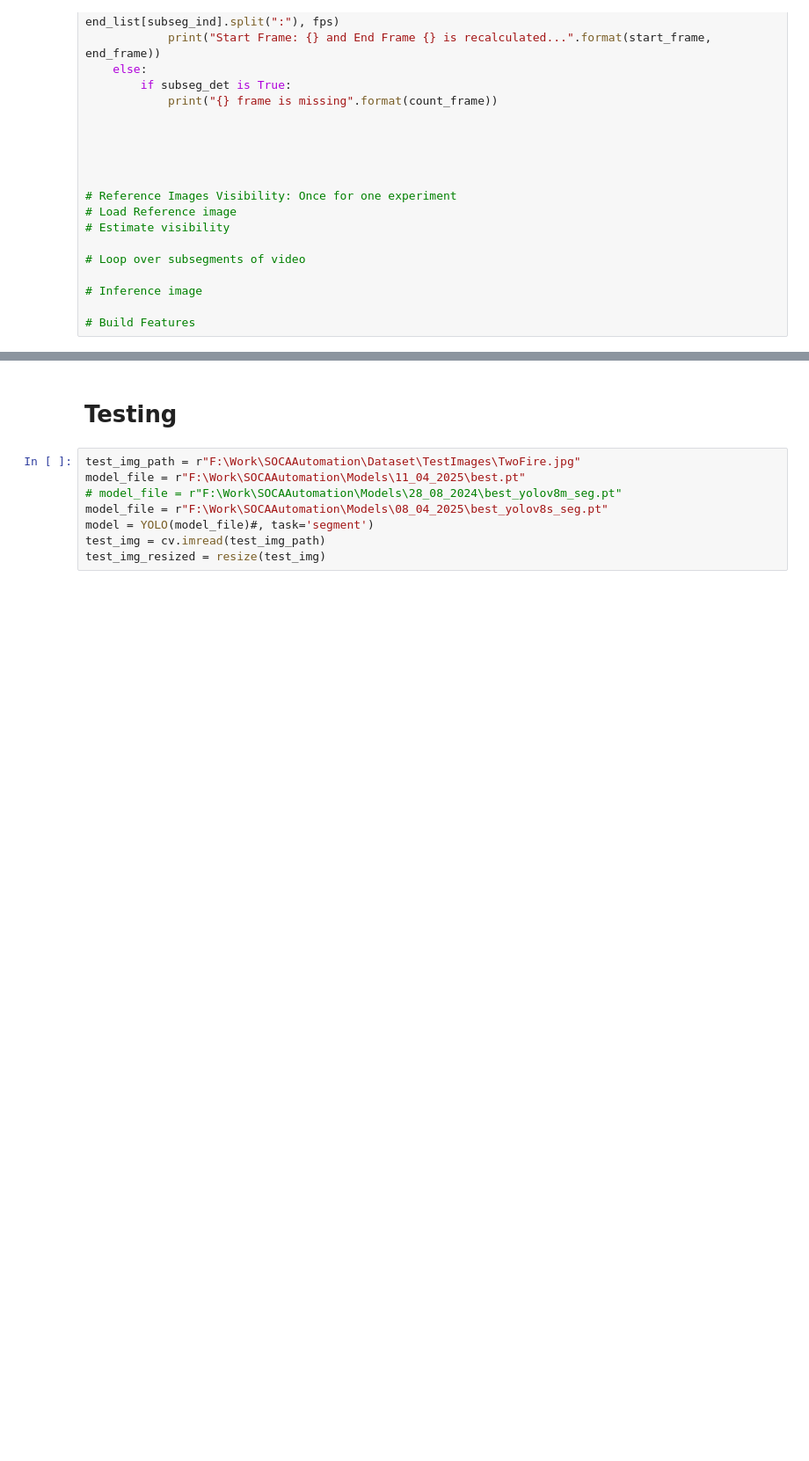
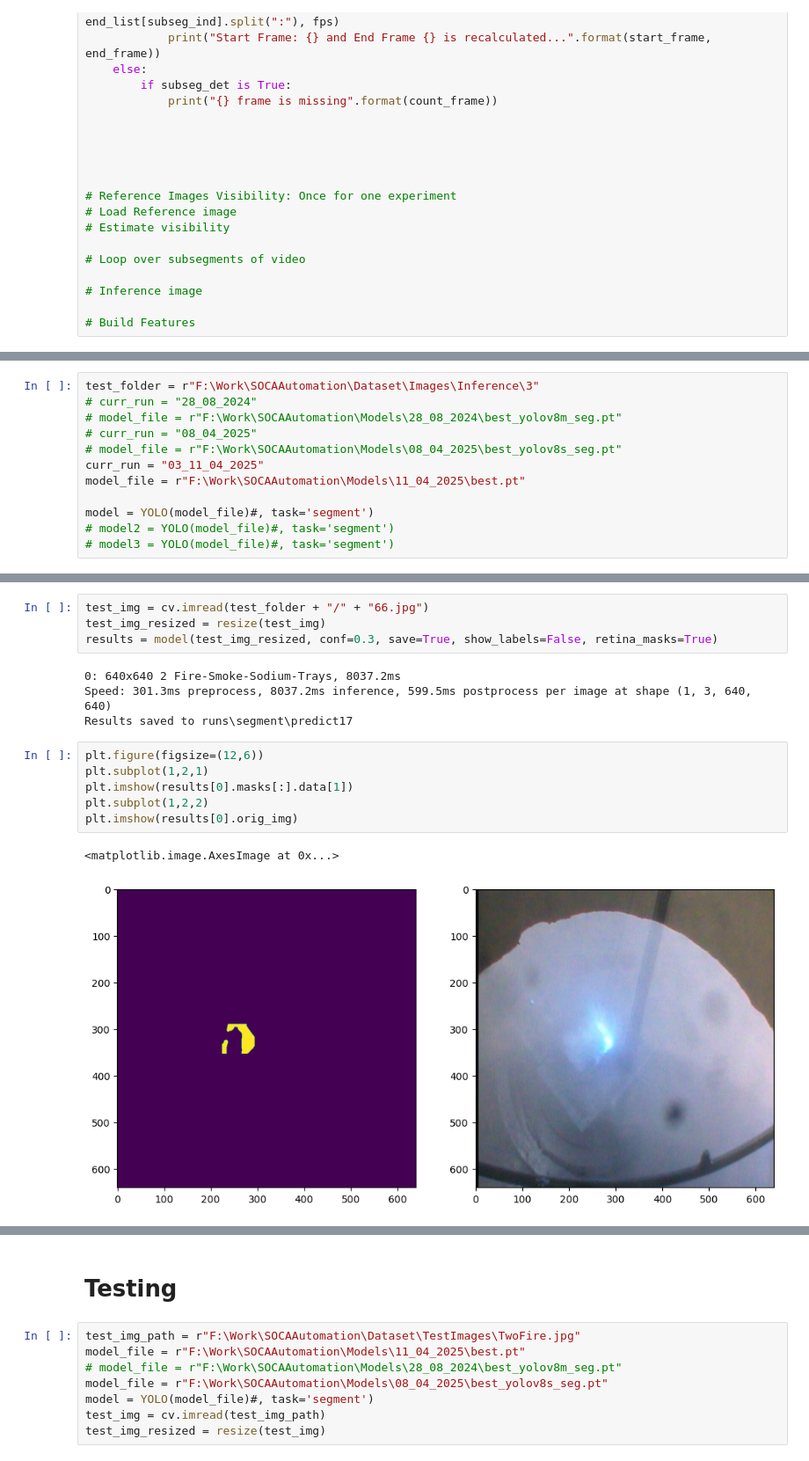
Before and after one commit to muthuganeshece/CVProjects, a Jupyter notebook: SodiumDisposal/Notebook/FeatureExtraction.ipynb, the cells around one changed output, grey strips where cells are left out. Shown: that part at 88% size. Saved outputs shown, nothing was run; the diff lists cells and outputs as text; blank space fills up the shorter version.

```diff
--- a/SodiumDisposal/Notebook/FeatureExtraction.ipynb
+++ b/SodiumDisposal/Notebook/FeatureExtraction.ipynb
@@ -209,0 +210,12 @@ while True:
+# %%
+test_folder = r"F:\Work\SOCAAutomation\Dataset\Images\Inference\3"
+# curr_run = "28_08_2024"
+# model_file = r"F:\Work\SOCAAutomation\Models\28_08_2024\best_yolov8m_seg.pt"
+# curr_run = "08_04_2025"
+# model_file = r"F:\Work\SOCAAutomation\Models\08_04_2025\best_yolov8s_seg.pt"
+curr_run = "03_11_04_2025"
+model_file = r"F:\Work\SOCAAutomation\Models\11_04_2025\best.pt"
+
+model = YOLO(model_file)#, task='segment')
+# model2 = YOLO(model_file)#, task='segment')
+# model3 = YOLO(model_file)#, task='segment')
@@ -209,0 +268,17 @@ while True:
+# %%
+test_img = cv.imread(test_folder + "/" + "66.jpg")
+test_img_resized = resize(test_img)
+results = model(test_img_resized, conf=0.3, save=True, show_labels=False, retina_masks=True)
+# %% [output]
+0: 640x640 2 Fire-Smoke-Sodium-Trays, 8037.2ms
+Speed: 301.3ms preprocess, 8037.2ms inference, 599.5ms postprocess per image at shape (1, 3, 640, 640)
+Results saved to runs\segment\predict17
+# %%
+plt.figure(figsize=(12,6))
+plt.subplot(1,2,1)
+plt.imshow(results[0].masks[:].data[1])
+plt.subplot(1,2,2)
+plt.imshow(results[0].orig_img)
+# %% [output]
+<matplotlib.image.AxesImage at 0x...>
+[figure, added]
```
Also changed, not shown: parts of 10 cells of this notebook.
